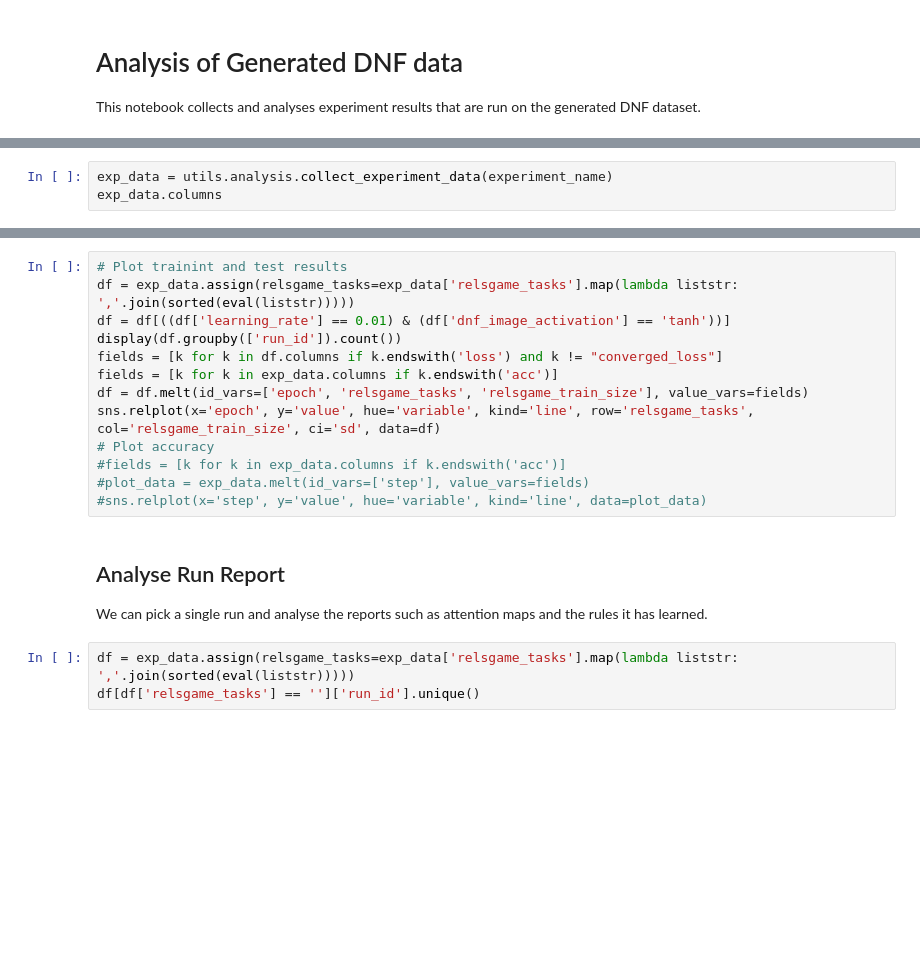
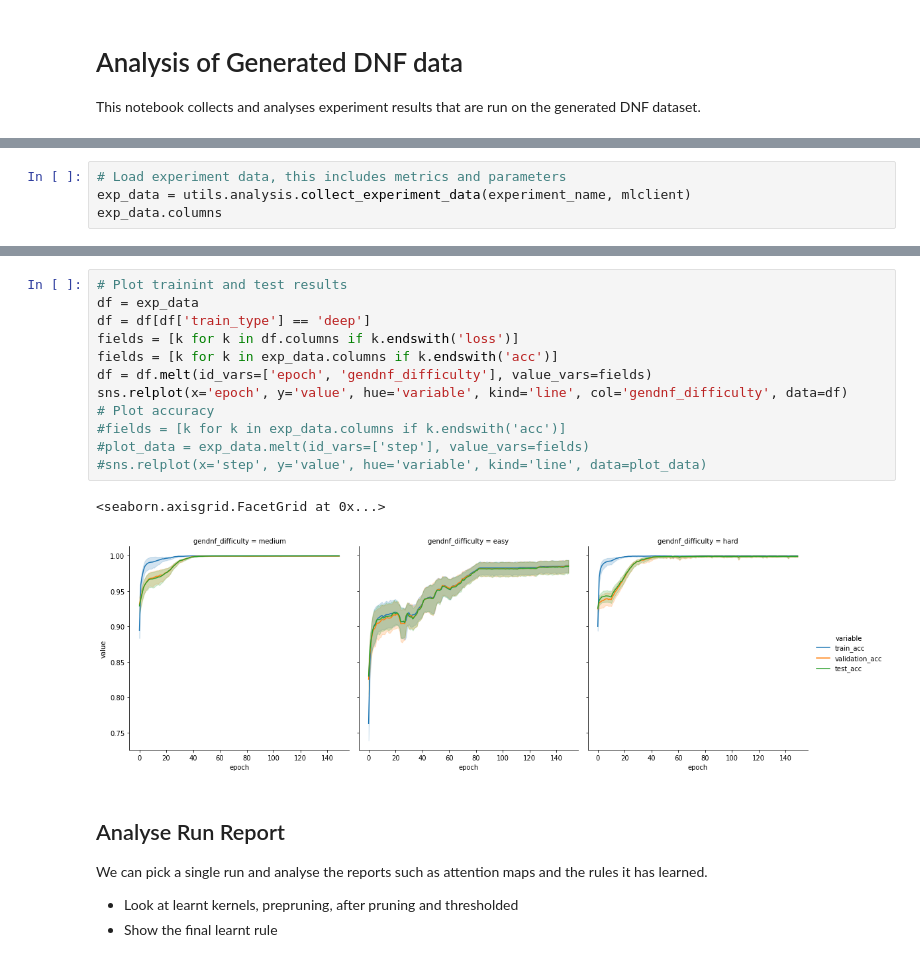
Before and after one commit to nuric/pix2rule, a Jupyter notebook: analyse_gendnf.ipynb, the cells around one changed output, grey strips where cells are left out. Drawn from its saved outputs; the diff is of its cells as text; blank space fills up the shorter version.

```diff
--- a/analyse_gendnf.ipynb
+++ b/analyse_gendnf.ipynb
@@ -34,3 +44,4 @@ print(mlexp)
 # %%
-exp_data = utils.analysis.collect_experiment_data(experiment_name)
+# Load experiment data, this includes metrics and parameters
+exp_data = utils.analysis.collect_experiment_data(experiment_name, mlclient)
 exp_data.columns
@@ -37,19 +151,21 @@ exp_data.columns
 # %%
 # Plot trainint and test results
-df = exp_data.assign(relsgame_tasks=exp_data['relsgame_tasks'].map(lambda liststr: ','.join(sorted(eval(liststr)))))
-df = df[((df['learning_rate'] == 0.01) & (df['dnf_image_activation'] == 'tanh'))]
-display(df.groupby(['run_id']).count())
-fields = [k for k in df.columns if k.endswith('loss') and k != "converged_loss"]
+df = exp_data
+df = df[df['train_type'] == 'deep']
+fields = [k for k in df.columns if k.endswith('loss')]
 fields = [k for k in exp_data.columns if k.endswith('acc')]
-df = df.melt(id_vars=['epoch', 'relsgame_tasks', 'relsgame_train_size'], value_vars=fields)
-sns.relplot(x='epoch', y='value', hue='variable', kind='line', row='relsgame_tasks', col='relsgame_train_size', ci='sd', data=df)
+df = df.melt(id_vars=['epoch', 'gendnf_difficulty'], value_vars=fields)
+sns.relplot(x='epoch', y='value', hue='variable', kind='line', col='gendnf_difficulty', data=df)
 # Plot accuracy
 #fields = [k for k in exp_data.columns if k.endswith('acc')]
 #plot_data = exp_data.melt(id_vars=['step'], value_vars=fields)
 #sns.relplot(x='step', y='value', hue='variable', kind='line', data=plot_data)
+# %% [output]
+<seaborn.axisgrid.FacetGrid at 0x...>
+[figure, added]
 # %% [markdown]
 ## Analyse Run Report
 We can pick a single run and analyse the reports such as attention maps and the rules it has learned.
+
+- Look at learnt kernels, prepruning, after pruning and thresholded
+- Show the final learnt rule
-# %%
-df = exp_data.assign(relsgame_tasks=exp_data['relsgame_tasks'].map(lambda liststr: ','.join(sorted(eval(liststr)))))
-df[df['relsgame_tasks'] == '']['run_id'].unique()
```
Also changed, not shown: parts of 20 cells of this notebook.
